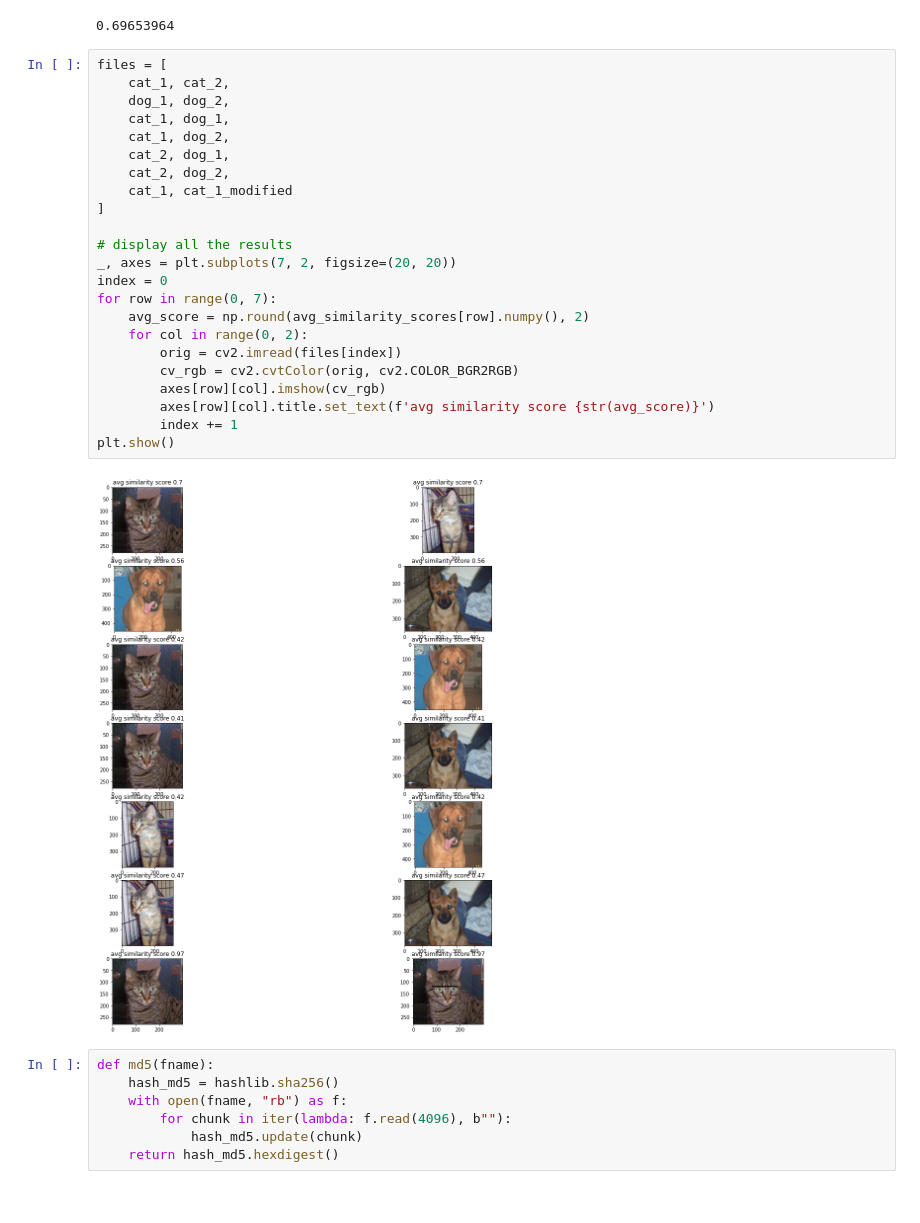
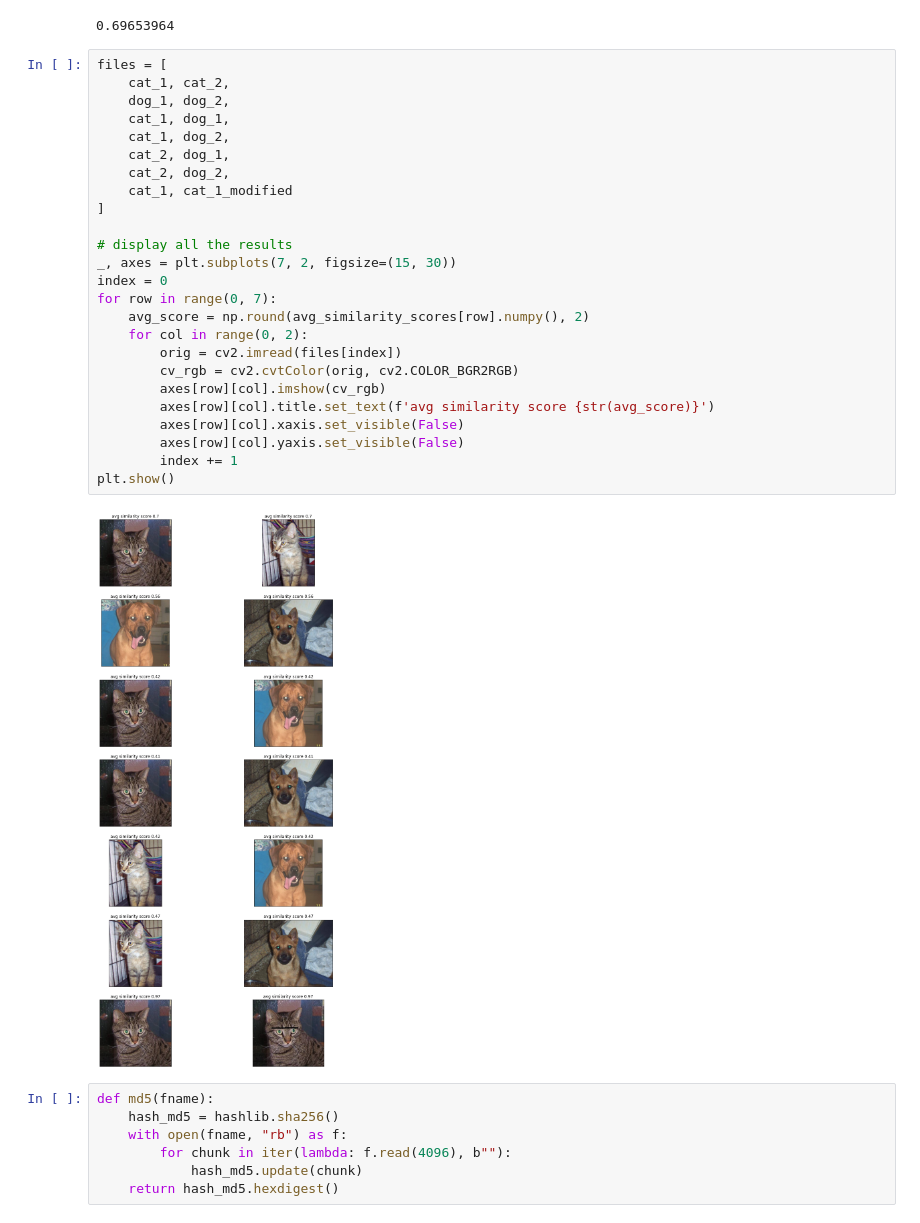
Before and after one commit to Qucy/kms_backend, a Jupyter notebook: notebooks/image_similarity_compare.ipynb, the cells around one changed output. Saved outputs shown, nothing was run; the diff lists cells and outputs as text.

```diff
--- a/notebooks/image_similarity_compare.ipynb
+++ b/notebooks/image_similarity_compare.ipynb
@@ -202,28 +202,30 @@ avg_similarity_scores[0].numpy()
 # %%
 files = [
     cat_1, cat_2,
     dog_1, dog_2,
     cat_1, dog_1,
     cat_1, dog_2,
     cat_2, dog_1,
     cat_2, dog_2,
     cat_1, cat_1_modified
 ]
 
 # display all the results
-_, axes = plt.subplots(7, 2, figsize=(20, 20))
+_, axes = plt.subplots(7, 2, figsize=(15, 30))
 index = 0
 for row in range(0, 7):
     avg_score = np.round(avg_similarity_scores[row].numpy(), 2)
     for col in range(0, 2):
         orig = cv2.imread(files[index])
         cv_rgb = cv2.cvtColor(orig, cv2.COLOR_BGR2RGB)
         axes[row][col].imshow(cv_rgb)
         axes[row][col].title.set_text(f'avg similarity score {str(avg_score)}')
+        axes[row][col].xaxis.set_visible(False)
+        axes[row][col].yaxis.set_visible(False)
         index += 1
 plt.show()
 # %% [output]
-[figure, old version]
+[figure, new version]
 # %%
 def md5(fname):
     hash_md5 = hashlib.sha256()
```
